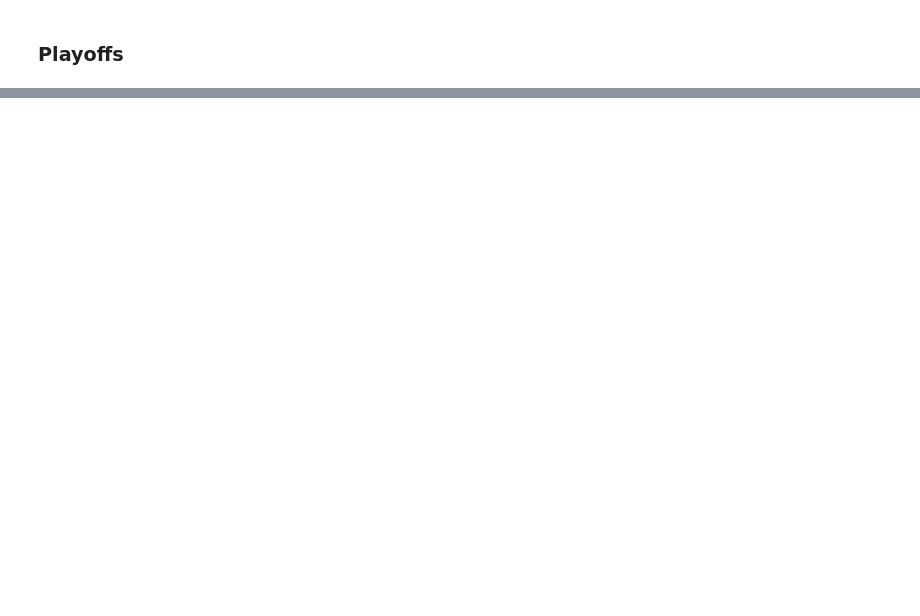
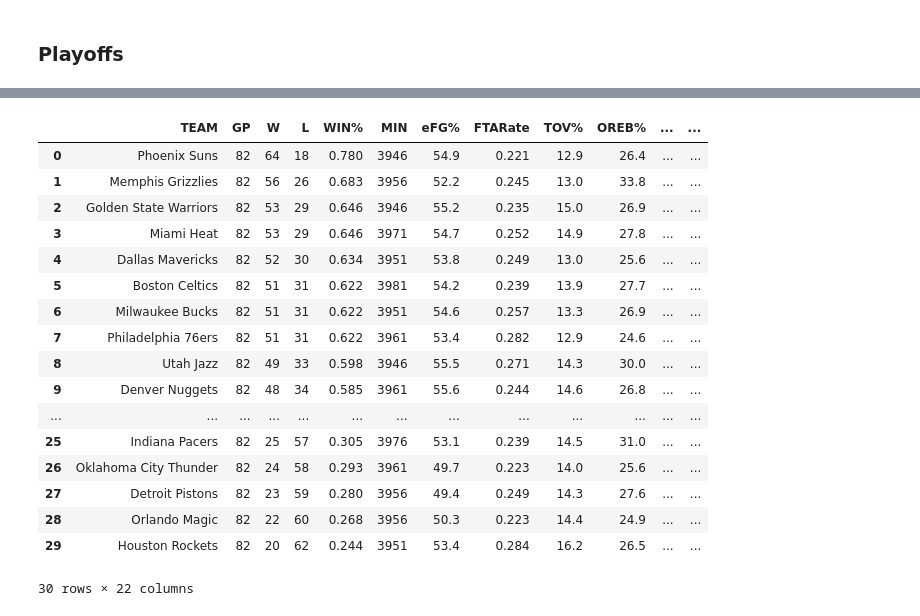
Before and after one commit to shrianshChari/nba-predict, a Jupyter notebook: getting_csv.ipynb, the cells around one changed output, grey strips where cells are left out. Cells and saved outputs as stored; diff of their text form; code cells hidden in the pictures; blank space fills up the shorter version.

```diff
--- a/getting_csv.ipynb
+++ b/getting_csv.ipynb
@@ -227,0 +234,3 @@ for year in range(1998, 2022 + 1):
+# %%
+playoffs_22 = pd.read_csv('csv/playoffs/21_22.csv')
+reg_22 = pd.read_csv('csv/regseason/21_22.csv')
@@ -227,0 +259,31 @@ for year in range(1998, 2022 + 1):
+# %%
+calc_cols = ['eFG%', 'FTARate', 'TOV%', 'OREB%', 'OppeFG%', 'OppFTARate', 'OppTOV%', 'OppOREB%']
+for col in calc_cols:
+    mean = reg_22[col].mean()
+    std = reg_22[col].std()
+    new_col = 'Rel' + col
+    reg_22[new_col] = (reg_22[col] - mean) / std # Technically, I'm calculating z-scores on a non-normal curve, but I don't care
+rel_cols = ['Rel' + col for col in calc_cols]
+# print()
+# I should make this into a function
+# %%
+reg_22
+# %% [output]
+|  | TEAM | GP | W | L | WIN% | MIN | eFG% | FTARate | TOV% | OREB% | ... | ... |
+| 0 | Phoenix Suns | 82 | 64 | 18 | 0.780 | 3946 | 54.9 | 0.221 | 12.9 | 26.4 | ... | ... |
+| 1 | Memphis Grizzlies | 82 | 56 | 26 | 0.683 | 3956 | 52.2 | 0.245 | 13.0 | 33.8 | ... | ... |
+| 2 | Golden State Warriors | 82 | 53 | 29 | 0.646 | 3946 | 55.2 | 0.235 | 15.0 | 26.9 | ... | ... |
+| 3 | Miami Heat | 82 | 53 | 29 | 0.646 | 3971 | 54.7 | 0.252 | 14.9 | 27.8 | ... | ... |
+| 4 | Dallas Mavericks | 82 | 52 | 30 | 0.634 | 3951 | 53.8 | 0.249 | 13.0 | 25.6 | ... | ... |
+| 5 | Boston Celtics | 82 | 51 | 31 | 0.622 | 3981 | 54.2 | 0.239 | 13.9 | 27.7 | ... | ... |
+| 6 | Milwaukee Bucks | 82 | 51 | 31 | 0.622 | 3951 | 54.6 | 0.257 | 13.3 | 26.9 | ... | ... |
+| 7 | Philadelphia 76ers | 82 | 51 | 31 | 0.622 | 3961 | 53.4 | 0.282 | 12.9 | 24.6 | ... | ... |
+| 8 | Utah Jazz | 82 | 49 | 33 | 0.598 | 3946 | 55.5 | 0.271 | 14.3 | 30.0 | ... | ... |
+| 9 | Denver Nuggets | 82 | 48 | 34 | 0.585 | 3961 | 55.6 | 0.244 | 14.6 | 26.8 | ... | ... |
+| ... | ... | ... | ... | ... | ... | ... | ... | ... | ... | ... | ... | ... |
+| 25 | Indiana Pacers | 82 | 25 | 57 | 0.305 | 3976 | 53.1 | 0.239 | 14.5 | 31.0 | ... | ... |
+| 26 | Oklahoma City Thunder | 82 | 24 | 58 | 0.293 | 3961 | 49.7 | 0.223 | 14.0 | 25.6 | ... | ... |
+| 27 | Detroit Pistons | 82 | 23 | 59 | 0.280 | 3956 | 49.4 | 0.249 | 14.3 | 27.6 | ... | ... |
+| 28 | Orlando Magic | 82 | 22 | 60 | 0.268 | 3956 | 50.3 | 0.223 | 14.4 | 24.9 | ... | ... |
+| 29 | Houston Rockets | 82 | 20 | 62 | 0.244 | 3951 | 53.4 | 0.284 | 16.2 | 26.5 | ... | ... |
+30 rows × 22 columns
```
Also changed, not shown: parts of 30 cells of this notebook.
